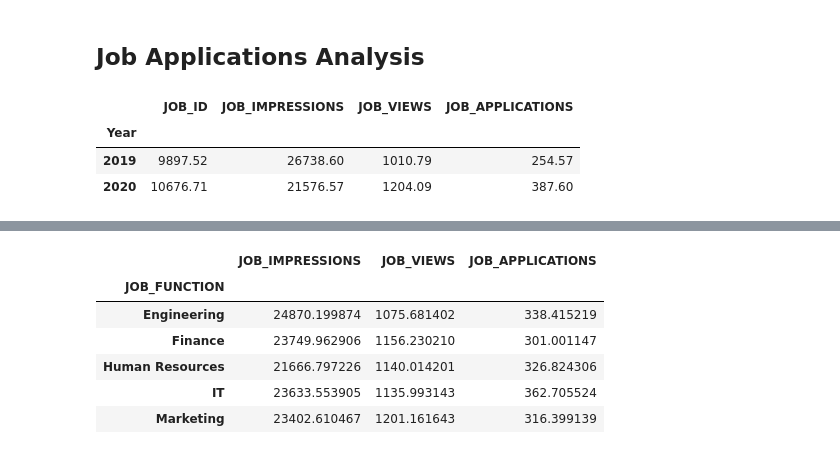
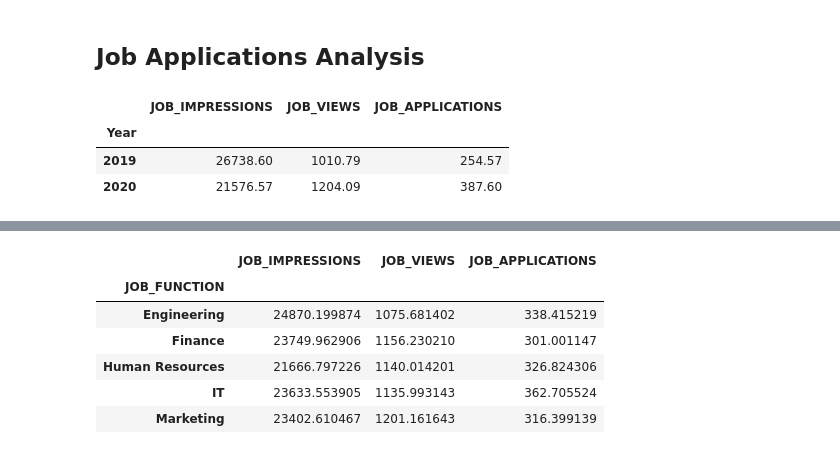
Before and after one commit to bminhas01/job-slots-case-study, a Jupyter notebook: Analysis.ipynb, the cells around one changed output, grey strips where cells are left out. Saved outputs shown, nothing was run; the diff lists cells and outputs as text; code cells hidden in the pictures.

```diff
--- a/Analysis.ipynb
+++ b/Analysis.ipynb
@@ -232,13 +232,13 @@ dept_year_df
 ## Job Applications Analysis
 # %%
 # Average Job Impressions, Job Views, and Job Applications by year per job posting
-avg_yr_df= dataset_df.groupby(['Year']).mean().round(2)
+avg_yr_df= dataset_df.groupby(['Year'])[['JOB_IMPRESSIONS', 'JOB_VIEWS', 'JOB_APPLICATIONS']].mean().round(2)
 avg_yr_df
 # %% [output]
-|  | JOB_ID | JOB_IMPRESSIONS | JOB_VIEWS | JOB_APPLICATIONS |
-| Year |  |  |  |  |
-| 2019 | 9897.52 | 26738.60 | 1010.79 | 254.57 |
-| 2020 | 10676.71 | 21576.57 | 1204.09 | 387.60 |
+|  | JOB_IMPRESSIONS | JOB_VIEWS | JOB_APPLICATIONS |
+| Year |  |  |  |
+| 2019 | 26738.60 | 1010.79 | 254.57 |
+| 2020 | 21576.57 | 1204.09 | 387.60 |
 # %%
 # Postings with no applications
 no_apps_df = dataset_df[dataset_df['JOB_APPLICATIONS']<1]
```
Also changed, not shown: parts of 1 cell of this notebook.
